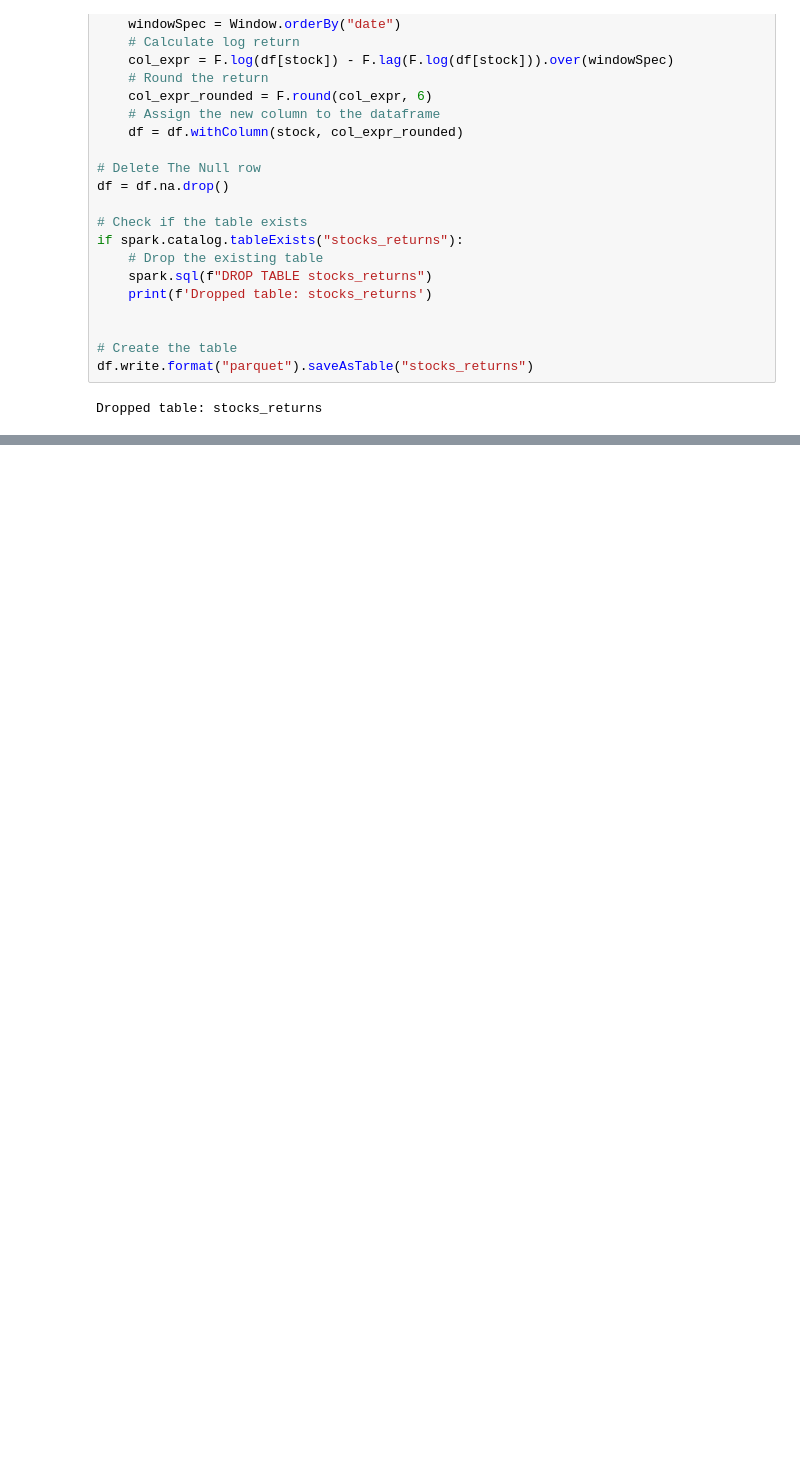
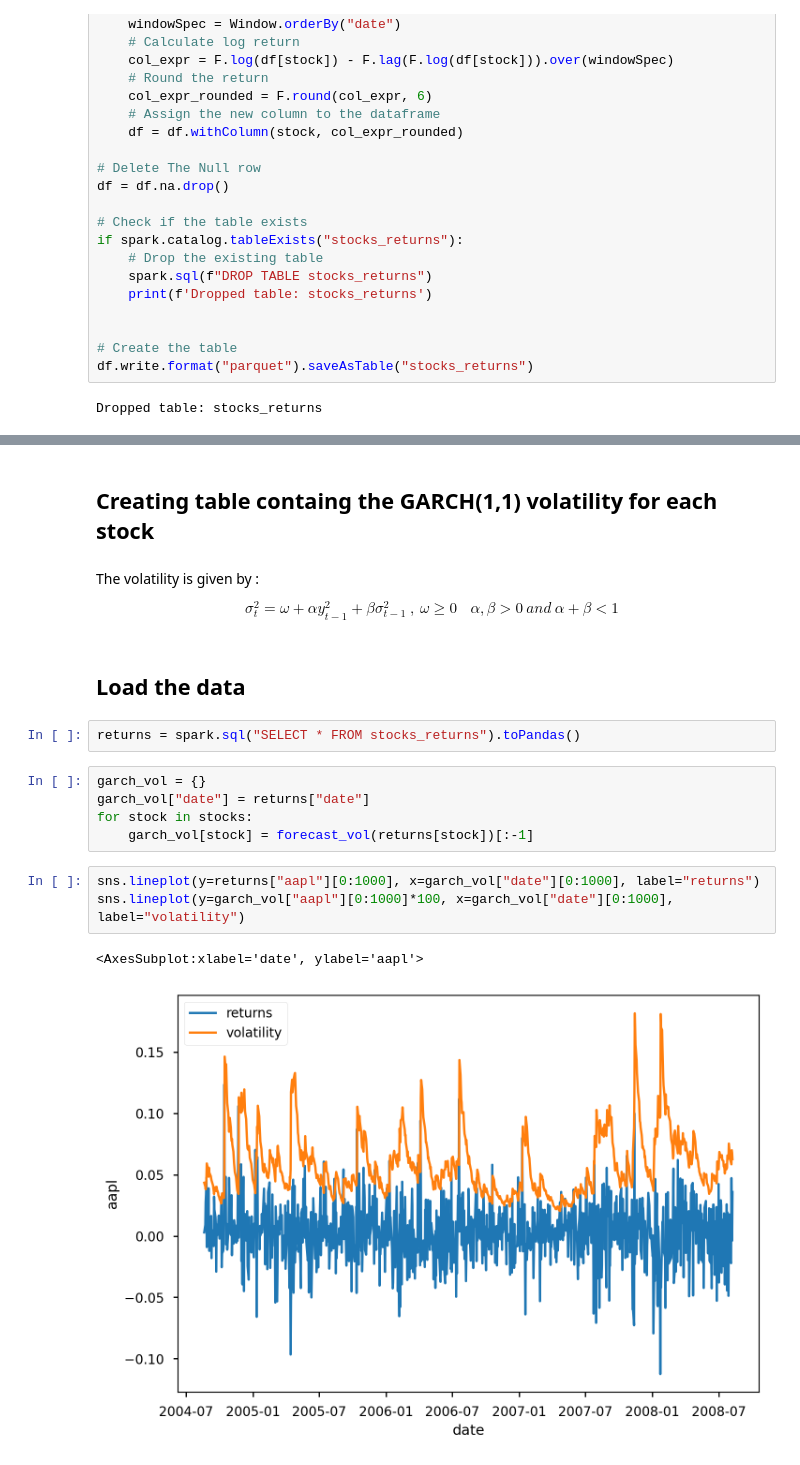
Before and after one commit to mus514/ML_Pipeline_Hub, a Jupyter notebook: sql_daily_table.ipynb, the cells around one changed output, grey strips where cells are left out. Saved outputs shown, nothing was run; the diff lists cells and outputs as text; blank space fills up the shorter version.

```diff
--- a/sql_daily_table.ipynb
+++ b/sql_daily_table.ipynb
@@ -193,0 +198,24 @@ LIMIT 10
+# %% [markdown]
+## Creating table containg the GARCH(1,1) volatility for each stock
+# %% [markdown]
+The volatility is given by :
+
+$$
+\sigma_{t}^2= \omega+ \alpha y^2_{t-1} + \beta \sigma^2_{t-1} \ , \ \omega \ge 0 \ \ \ \  \alpha, \beta>0 \ and
+ \ \alpha+ \beta<1
+$$
+# %% [markdown]
+## Load the data
+# %%
+returns = spark.sql("SELECT * FROM stocks_returns").toPandas()
+# %%
+garch_vol = {}
+garch_vol["date"] = returns["date"]
+for stock in stocks:
+    garch_vol[stock] = forecast_vol(returns[stock])[:-1]
+# %%
+sns.lineplot(y=returns["aapl"][0:1000], x=garch_vol["date"][0:1000], label="returns")
+sns.lineplot(y=garch_vol["aapl"][0:1000]*100, x=garch_vol["date"][0:1000], label="volatility")
+# %% [output]
+<AxesSubplot:xlabel='date', ylabel='aapl'>
+[figure, added]
```
Also changed, not shown: parts of 7 cells of this notebook, 1 other file.
